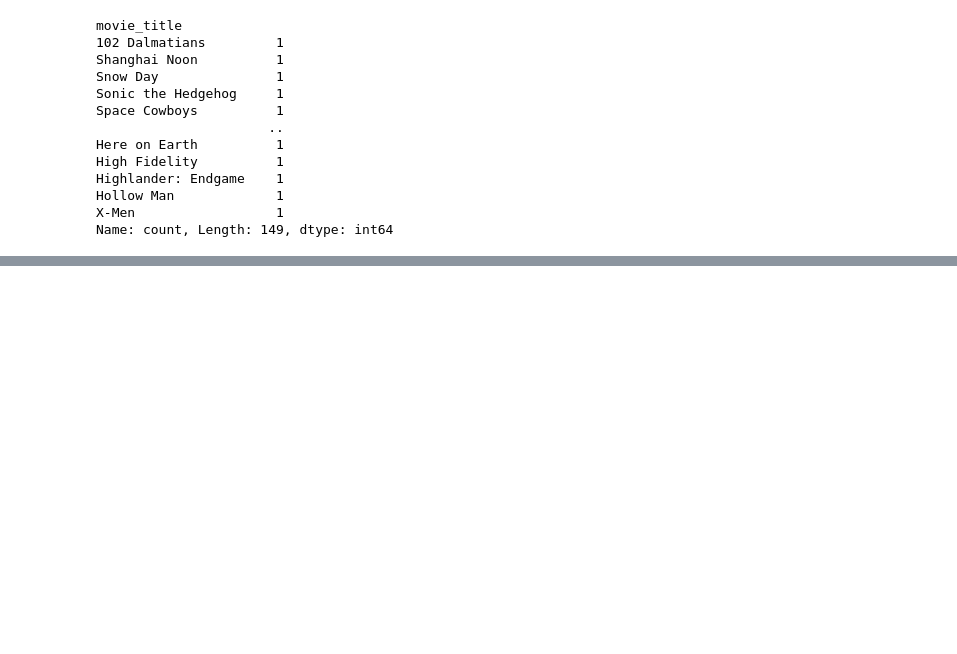
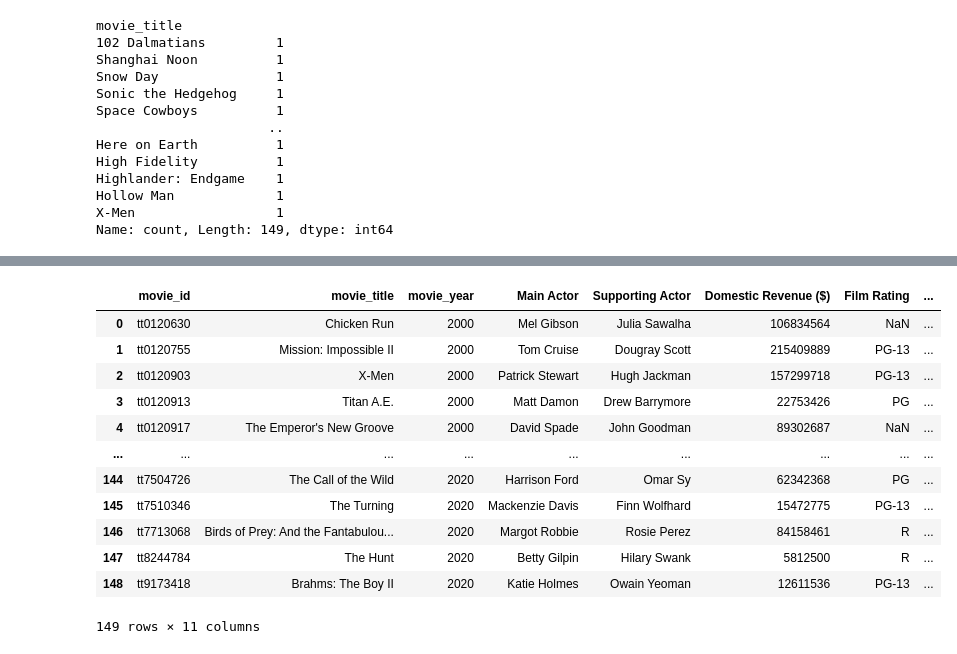
Before and after one commit to Armand57araujo/i-tickets, a Jupyter notebook: pythonnotebook.ipynb, the cells around one changed output, grey strips where cells are left out. Saved outputs shown, nothing was run; the diff lists cells and outputs as text; code cells hidden in the pictures; blank space fills up the shorter version.

```diff
--- a/pythonnotebook.ipynb
+++ b/pythonnotebook.ipynb
@@ -394,0 +463,35 @@ merge_df.to_csv('merged_mojo_dataset.csv', index=False)
+# %%
+#Drop movie_id	movie_title	movie_year
+# Rename 'main_actor_1' to 'Main Actor'
+    # 'main_actor_2' to 'Supporting Actor'
+    # 'domestic' to 'Domestic'
+    # 'mpaa' to 'Film rating'
+    # 'genre_1' to 'Genre'
+    # 'title' to 'Movie title'
+    # 'year' to 'Year'
+    # 'release_date' to 'Release Date'
+
+merge_clean_df = merge_df.rename(columns={'main_actor_1' : 'Main Actor',
+   'main_actor_2' : 'Supporting Actor',
+   'domestic' : 'Domestic Revenue ($)',
+   'mpaa' : 'Film Rating',
+   'genre_1' : 'Genre',
+   'title' : 'Movie Title',
+   'year' : 'Year',
+   'release_date' : 'Release Date'})
+
+merge_clean_df
+# %% [output]
+|  | movie_id | movie_title | movie_year | Main Actor | Supporting Actor | Domestic Revenue ($) | Film Rating | ... |
+| 0 | tt0120630 | Chicken Run | 2000 | Mel Gibson | Julia Sawalha | 106834564 | NaN | ... |
+| 1 | tt0120755 | Mission: Impossible II | 2000 | Tom Cruise | Dougray Scott | 215409889 | PG-13 | ... |
+| 2 | tt0120903 | X-Men | 2000 | Patrick Stewart | Hugh Jackman | 157299718 | PG-13 | ... |
+| 3 | tt0120913 | Titan A.E. | 2000 | Matt Damon | Drew Barrymore | 22753426 | PG | ... |
+| 4 | tt0120917 | The Emperor's New Groove | 2000 | David Spade | John Goodman | 89302687 | NaN | ... |
+| ... | ... | ... | ... | ... | ... | ... | ... | ... |
+| 144 | tt7504726 | The Call of the Wild | 2020 | Harrison Ford | Omar Sy | 62342368 | PG | ... |
+| 145 | tt7510346 | The Turning | 2020 | Mackenzie Davis | Finn Wolfhard | 15472775 | PG-13 | ... |
+| 146 | tt7713068 | Birds of Prey: And the Fantabulou... | 2020 | Margot Robbie | Rosie Perez | 84158461 | R | ... |
+| 147 | tt8244784 | The Hunt | 2020 | Betty Gilpin | Hilary Swank | 5812500 | R | ... |
+| 148 | tt9173418 | Brahms: The Boy II | 2020 | Katie Holmes | Owain Yeoman | 12611536 | PG-13 | ... |
+149 rows × 11 columns
```
Also changed, not shown: parts of 8 cells of this notebook, 1 other file.
